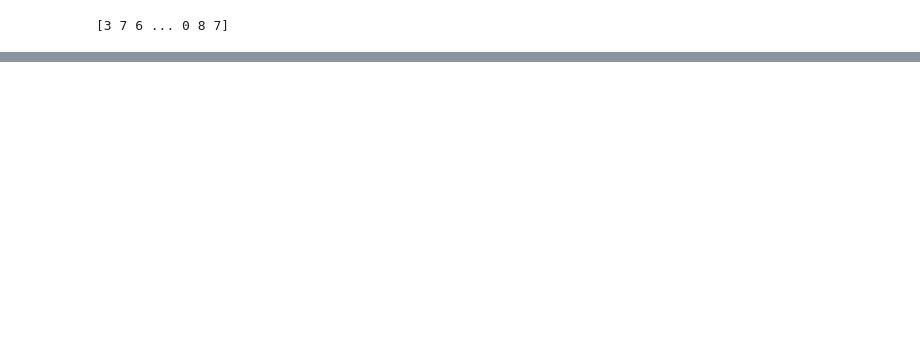
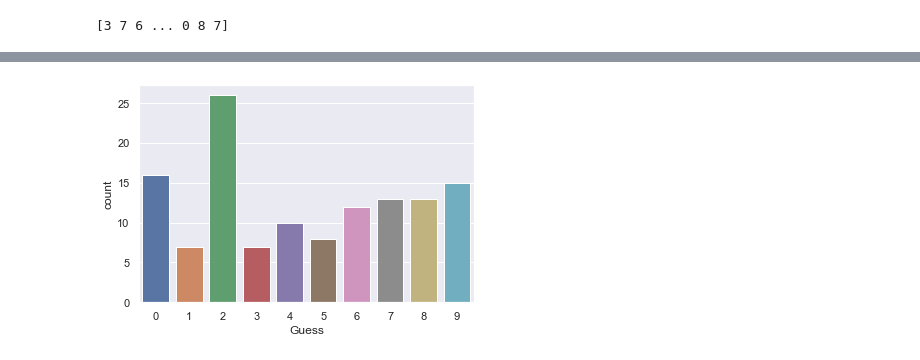
Before and after one commit to malikendsley/MOSTECMLProject-, a Jupyter notebook: MNIST Digit Recognition with Deep Learning - Malik Endsley and Daniel Park.ipynb, the cells around one changed output, grey strips where cells are left out. Drawn from its saved outputs; the diff is of its cells as text; code cells hidden in the pictures; blank space fills up the shorter version.

```diff
--- a/MNIST Digit Recognition with Deep Learning - Malik Endsley and Daniel Park.ipynb
+++ b/MNIST Digit Recognition with Deep Learning - Malik Endsley and Daniel Park.ipynb
@@ -287,0 +331,4 @@ print(predictions)
+# %%
+inaccuracyAx2 = sns.countplot(x="Guess", data=wrongDf)
+# %% [output]
+[figure, added]
```
Also changed, not shown: parts of 25 cells of this notebook, 7 other files.
